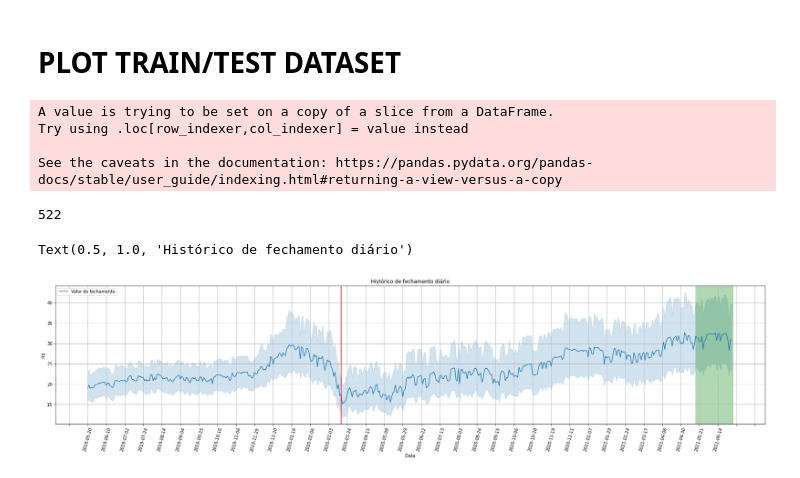
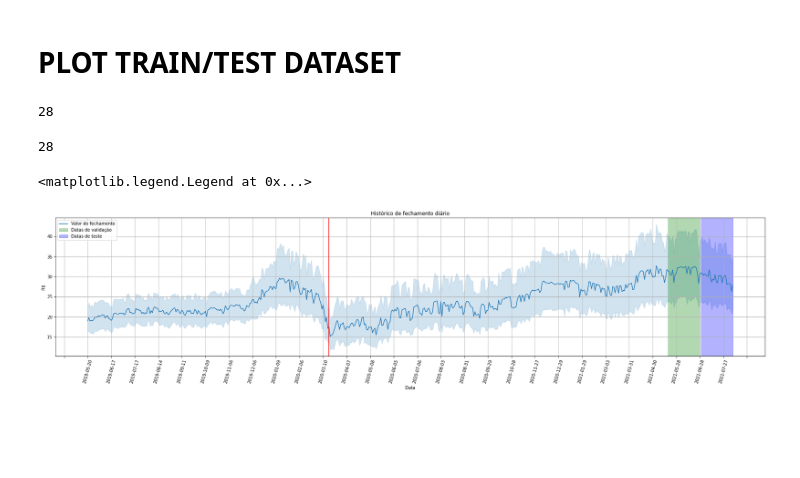
Before and after one commit to brunno-oliveira/b3-invest, a Jupyter notebook: notebook/plot_graphs.ipynb, the cells around one changed output. Drawn from its saved outputs; the diff is of its cells as text; code cells hidden in the pictures; blank space fills up the shorter version.

Commit message:
plot train validation test graph

```diff
--- a/notebook/plot_graphs.ipynb
+++ b/notebook/plot_graphs.ipynb
@@ -308,45 +63,51 @@ tmp
 # PLOT TRAIN/TEST DATASET
 # %%
 df = pd.read_parquet('df_consolidado.parquet')
+# %%
+len(df[(df['date'] >= '2021-05-19') & (df['date'] <= '2021-06-28')]['date'].unique())
+# %% [output]
+28
+# %%
+len(df[(df['date'] >= '2021-06-29') & (df['date'] <= '2021-08-06')]['date'].unique())
+# %% [output]
+28
 # %%
-df_train_test = df[['ticker','close', 'date']]
-#df_train_test = df[df['date'] <= '2020-01-01'][['ticker','close', 'date']]
+df_train_test = df[['ticker','close', 'date']].copy()
 df_train_test['date'] = df_train_test['date'].dt.strftime('%Y-%m-%d')
 df_train_test = df_train_test.sort_values(by='date')
 df_train_test = df_train_test.reset_index()
 df_train_test.drop(columns='index', inplace=True)
-# %% [output]
-A value is trying to be set on a copy of a slice from a DataFrame.
-Try using .loc[row_indexer,col_indexer] = value instead
-
-See the caveats in the documentation: https://pandas.pydata.org/pandas-docs/stable/user_guide/indexing.html#returning-a-view-versus-a-copy
-# %%
-len(df_train_test['date'].unique())
-# %% [output]
-522
 # %%
 fig, ax = plt.subplots(figsize=(30, 6))
 
 ax.grid(True)
 sns.lineplot(
     x=df_train_test['date'],
     y=df_train_test['close'],
     label='Valor do fechamento'
 )
-#ax.plot(df_train_test[df_train_test['date'] > '2021-05-18']['close'])
 ax.axvline(205,0,1, color='r')
 
 ax.axvspan(
-    list(df_train_test['date'].unique()).index('2021-05-18'),
-    len(df_train_test['date'].unique()),
+    list(df_train_test['date'].unique()).index('2021-05-19'),
+    list(df_train_test['date'].unique()).index('2021-06-28'),
     alpha=0.3,
-    color='green')
+    color='green',
+    label='Datas de validação')
+
+ax.axvspan(
+    list(df_train_test['date'].unique()).index('2021-06-29'),
+    list(df_train_test['date'].unique()).index('2021-08-06'),
+    alpha=0.3,
+    color='blue',
+    label='Datas de teste')
 
 ax.xaxis.set_major_locator(plt.MaxNLocator(40))
 plt.xticks(rotation=75)
 plt.ylabel('R$')
 plt.xlabel('Data')
 plt.title('Histórico de fechamento diário')
+plt.legend()
 # %% [output]
-Text(0.5, 1.0, 'Histórico de fechamento diário')
+<matplotlib.legend.Legend at 0x...>
-[figure, old version]
+[figure, new version]
```
Also changed, not shown: parts of 7 cells of this notebook, 2 other files.
